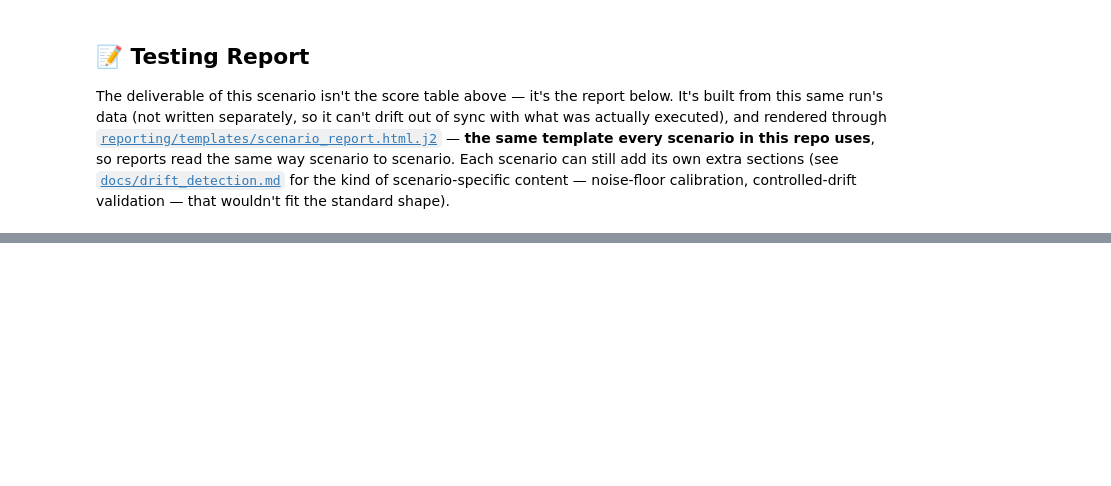
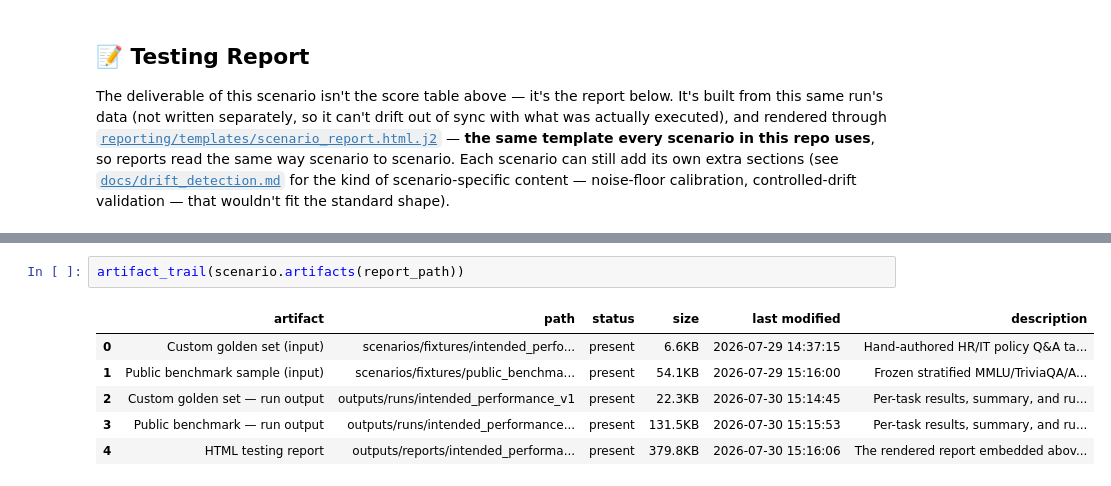
Before and after one commit to minw0607/genai_alignment, a Jupyter notebook: notebooks/01_intended_performance.ipynb, the cells around one changed output, grey strips where cells are left out. Saved outputs shown, nothing was run; the diff lists cells and outputs as text; blank space fills up the shorter version.

```diff
--- a/notebooks/01_intended_performance.ipynb
+++ b/notebooks/01_intended_performance.ipynb
@@ -221,0 +275,9 @@ Report saved to outputs/reports/intended_performance.html
+# %%
+artifact_trail(scenario.artifacts(report_path))
+# %% [output]
+|  | artifact | path | status | size | last modified | description |
+| 0 | Custom golden set (input) | scenarios/fixtures/intended_perfo... | present | 6.6KB | 2026-07-29 14:37:15 | Hand-authored HR/IT policy Q&A ta... |
+| 1 | Public benchmark sample (input) | scenarios/fixtures/public_benchma... | present | 54.1KB | 2026-07-29 15:16:00 | Frozen stratified MMLU/TriviaQA/A... |
+| 2 | Custom golden set — run output | outputs/runs/intended_performance_v1 | present | 22.3KB | 2026-07-30 15:14:45 | Per-task results, summary, and ru... |
+| 3 | Public benchmark — run output | outputs/runs/intended_performance... | present | 131.5KB | 2026-07-30 15:15:53 | Per-task results, summary, and ru... |
+| 4 | HTML testing report | outputs/reports/intended_performa... | present | 379.8KB | 2026-07-30 15:16:06 | The rendered report embedded abov... |
```
Also changed, not shown: parts of 23 cells of this notebook, 10 other files.
